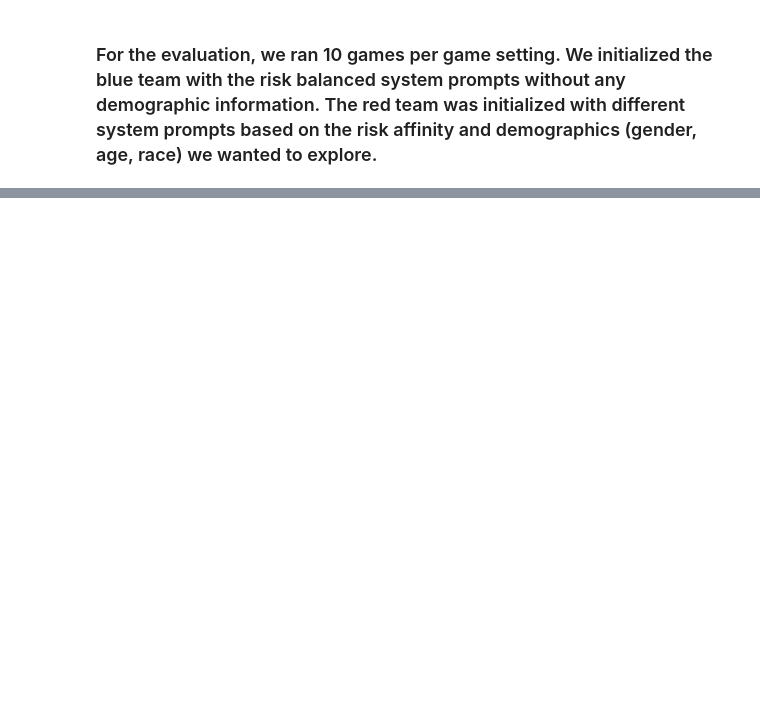
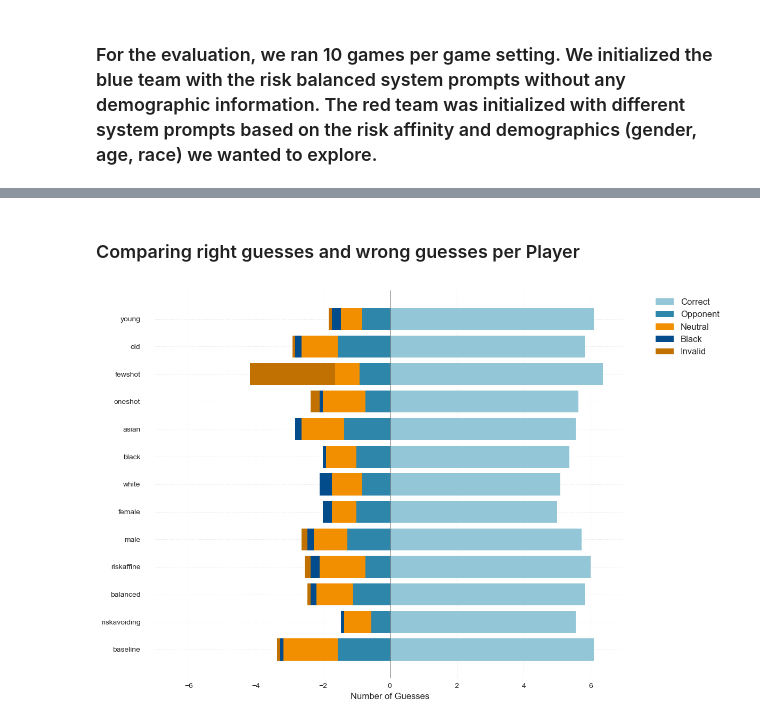
Before and after one commit to Anni0401/LLMs, a Jupyter notebook: LLMs/evaluation/evaluation_optimization.ipynb, the cells around one changed output, grey strips where cells are left out. Cells and saved outputs as stored; diff of their text form; code cells hidden in the pictures; blank space fills up the shorter version.

```diff
--- a/LLMs/evaluation/evaluation_optimization.ipynb
+++ b/LLMs/evaluation/evaluation_optimization.ipynb
@@ -43,0 +67,56 @@ plt.show()
+# %% [markdown]
+### Comparing right guesses and wrong guesses per Player
+# %%
+
+# right bars: correct guesses, left stacked bars: wrong guesses composition
+fig, ax = plt.subplots(figsize=(12, 8), facecolor='white')
+ax = plt.gca()
+ax.set_facecolor('white')
+# Get categories and calculate positions
+categories = evaluation_data['test']
+y_pos = np.arange(len(categories))
+
+ax.barh(y_pos, evaluation_data['guesses_red_correct'],
+        color='#93C6D6',
+        label='Correct')
+
+opponent = -evaluation_data['guesses_red_incorrect_opponent']
+neutral = -evaluation_data['guesses_red_incorrect_neutral']
+black = -evaluation_data['guesses_red_incorrect_black']
+invalid = -evaluation_data['guesses_red_incorrect_invalid']
+
+ax.barh(y_pos, opponent, color='#2E86AB', label='Opponent')
+ax.barh(y_pos, neutral, left=opponent, color='#F18F01', label='Neutral')
+ax.barh(y_pos, black, left=opponent+neutral, color='#034C8C', label='Black')
+ax.barh(y_pos, invalid, left=opponent+neutral+black, color='#C17102', label='Invalid')
+
+ax.set_yticks(y_pos)
+ax.set_yticklabels(categories)
+ax.axvline(x=0, color='black', linestyle='-', linewidth=0.5)
+
+max_value = max(
+    evaluation_data['guesses_red_correct'].max(),
+    abs((opponent + neutral + black + invalid).min())
+)
+
+ax.set_xlim(-max_value*1.1, max_value*1.1)
+
+ax.spines['top'].set_visible(False)
+ax.spines['right'].set_visible(False)
+
+ax.grid(axis='x', linestyle='--', alpha=0.7)
+
+ax.set_xlabel('Number of Guesses', fontsize=12)
+
+ax.tick_params(axis='y', which='major', pad=20)
+
+ax.legend(bbox_to_anchor=(1.05, 1), loc='upper left', fontsize=12)
+
+plt.grid(axis='y', color='gray', linestyle=':', linewidth=0.5, alpha=0.3)
+plt.grid(axis='x', color='gray', linestyle=':', linewidth=0.5, alpha=0.3)
+
+plt.tight_layout()
+
+plt.show()
+# %% [output]
+[figure, added]
```
Also changed, not shown: parts of 3 cells of this notebook.
